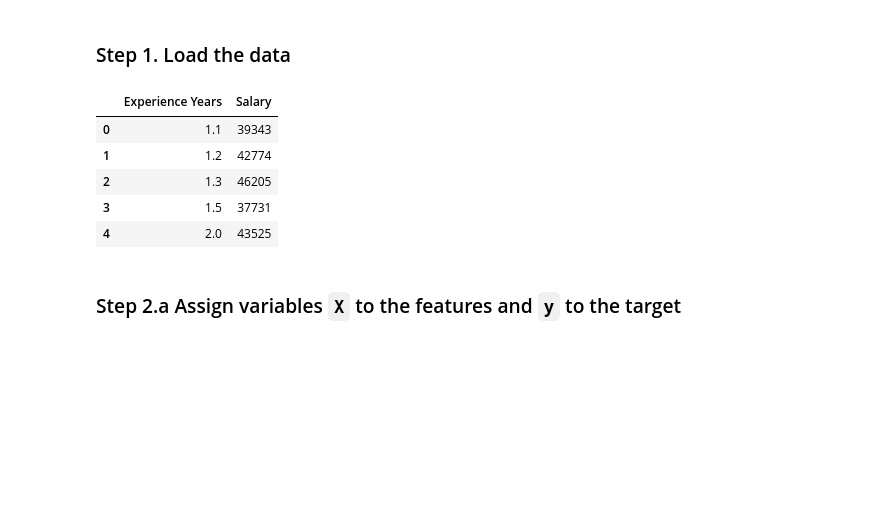
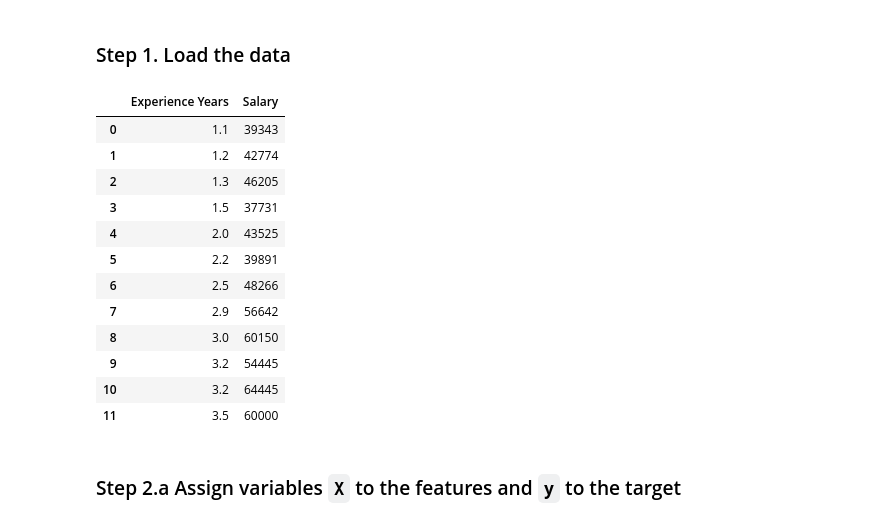
Before and after one commit to musaad-ai/B5, a Jupyter notebook: student/week 3/ex2_reg.ipynb, the cells around one changed output. Drawn from its saved outputs; the diff is of its cells as text; code cells hidden in the pictures; blank space fills up the shorter version.

```diff
--- a/student/week 3/ex2_reg.ipynb
+++ b/student/week 3/ex2_reg.ipynb
@@ -9,13 +15,22 @@ import sklearn
 # %% [markdown]
 ### Step 1. Load the data
 # %%
-# pd.read_csv("../../../datasets/Salary Data.csv").head()
+df=pd.read_csv("../../content/datasets/Salary Data.csv")
-# %% [output]
-|  | Experience Years | Salary |
-| 0 | 1.1 | 39343 |
-| 1 | 1.2 | 42774 |
-| 2 | 1.3 | 46205 |
-| 3 | 1.5 | 37731 |
-| 4 | 2.0 | 43525 |
+# %%
+df.head(12)
+# %% [output]
+|  | Experience Years | Salary |
+| 0 | 1.1 | 39343 |
+| 1 | 1.2 | 42774 |
+| 2 | 1.3 | 46205 |
+| 3 | 1.5 | 37731 |
+| 4 | 2.0 | 43525 |
+| 5 | 2.2 | 39891 |
+| 6 | 2.5 | 48266 |
+| 7 | 2.9 | 56642 |
+| 8 | 3.0 | 60150 |
+| 9 | 3.2 | 54445 |
+| 10 | 3.2 | 64445 |
+| 11 | 3.5 | 60000 |
 # %% [markdown]
 ### Step 2.a Assign variables `X` to the features and `y` to the target
```
Also changed, not shown: parts of 18 cells of this notebook.
